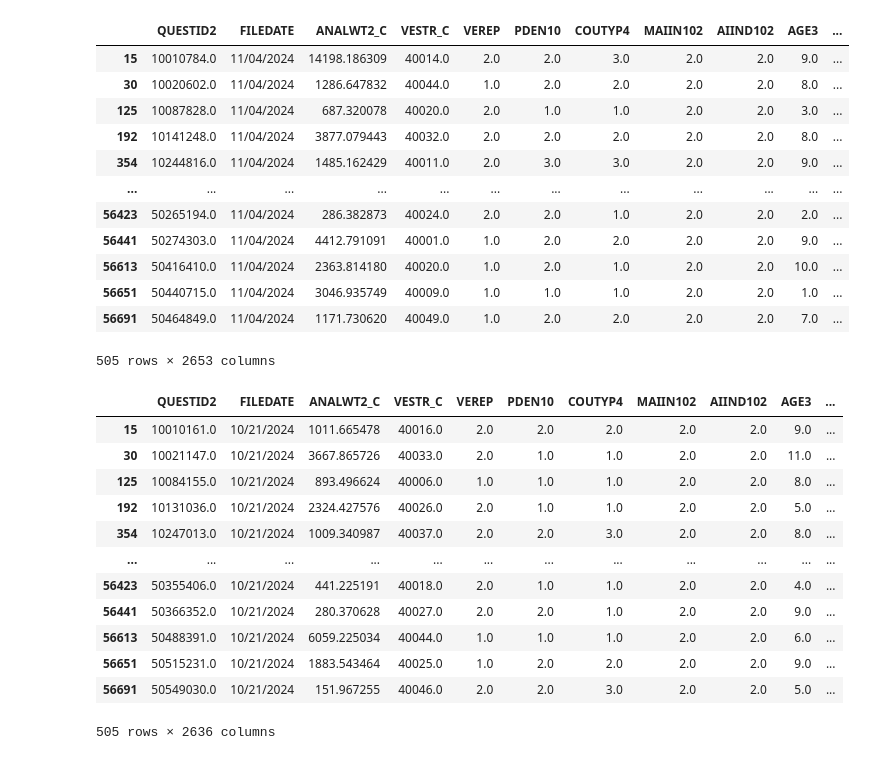
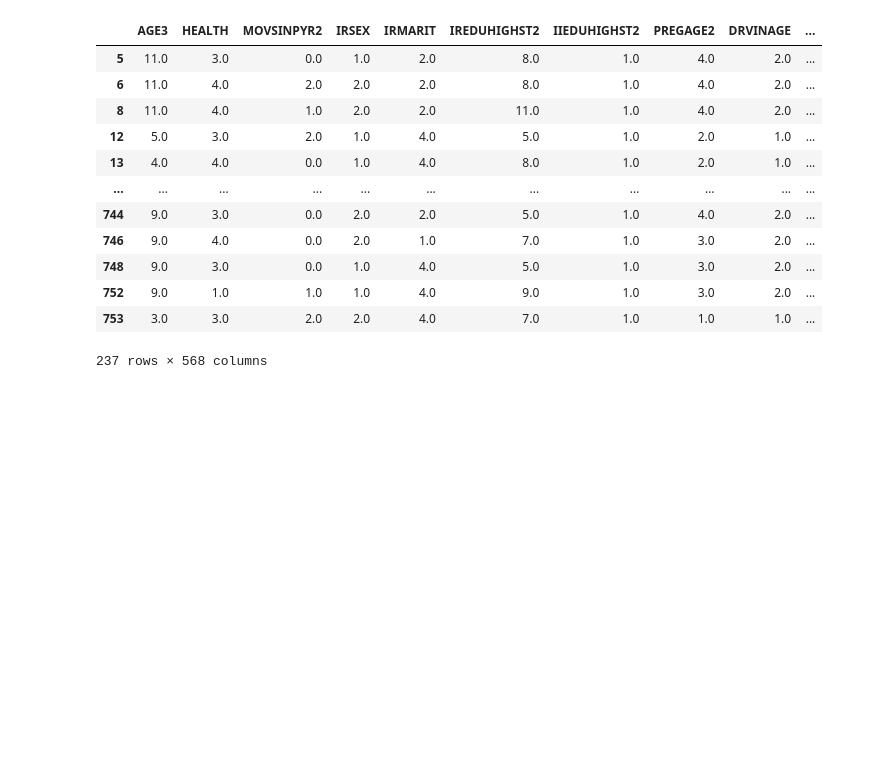
Before and after one commit to ytjoa/relapse-risk-prediction, a Jupyter notebook: 21to23_rehab.ipynb, the cells around one changed output. Drawn from its saved outputs; the diff is of its cells as text; code cells hidden in the pictures; blank space fills up the shorter version.

```diff
--- a/21to23_rehab.ipynb
+++ b/21to23_rehab.ipynb
@@ -57,35 +73,0 @@ display(df2023_filter)
-# %%
-common_indices = df2022_filter.index.intersection(df2023_filter.index)
-df2022_intersect = df2022_filter.loc[common_indices]
-df2023_intersect = df2023_filter.loc[common_indices]
-
-
-display(df2022_intersect)
-display(df2023_intersect)
-# %% [output]
-|  | QUESTID2 | FILEDATE | ANALWT2_C | VESTR_C | VEREP | PDEN10 | COUTYP4 | MAIIN102 | AIIND102 | AGE3 | ... |
-| 15 | 10010784.0 | 11/04/2024 | 14198.186309 | 40014.0 | 2.0 | 2.0 | 3.0 | 2.0 | 2.0 | 9.0 | ... |
-| 30 | 10020602.0 | 11/04/2024 | 1286.647832 | 40044.0 | 1.0 | 2.0 | 2.0 | 2.0 | 2.0 | 8.0 | ... |
-| 125 | 10087828.0 | 11/04/2024 | 687.320078 | 40020.0 | 2.0 | 1.0 | 1.0 | 2.0 | 2.0 | 3.0 | ... |
-| 192 | 10141248.0 | 11/04/2024 | 3877.079443 | 40032.0 | 2.0 | 2.0 | 2.0 | 2.0 | 2.0 | 8.0 | ... |
-| 354 | 10244816.0 | 11/04/2024 | 1485.162429 | 40011.0 | 2.0 | 3.0 | 3.0 | 2.0 | 2.0 | 9.0 | ... |
-| ... | ... | ... | ... | ... | ... | ... | ... | ... | ... | ... | ... |
-| 56423 | 50265194.0 | 11/04/2024 | 286.382873 | 40024.0 | 2.0 | 2.0 | 1.0 | 2.0 | 2.0 | 2.0 | ... |
-| 56441 | 50274303.0 | 11/04/2024 | 4412.791091 | 40001.0 | 1.0 | 2.0 | 2.0 | 2.0 | 2.0 | 9.0 | ... |
-| 56613 | 50416410.0 | 11/04/2024 | 2363.814180 | 40020.0 | 1.0 | 2.0 | 1.0 | 2.0 | 2.0 | 10.0 | ... |
-| 56651 | 50440715.0 | 11/04/2024 | 3046.935749 | 40009.0 | 1.0 | 1.0 | 1.0 | 2.0 | 2.0 | 1.0 | ... |
-| 56691 | 50464849.0 | 11/04/2024 | 1171.730620 | 40049.0 | 1.0 | 2.0 | 2.0 | 2.0 | 2.0 | 7.0 | ... |
-505 rows × 2653 columns
-|  | QUESTID2 | FILEDATE | ANALWT2_C | VESTR_C | VEREP | PDEN10 | COUTYP4 | MAIIN102 | AIIND102 | AGE3 | ... |
-| 15 | 10010161.0 | 10/21/2024 | 1011.665478 | 40016.0 | 2.0 | 2.0 | 2.0 | 2.0 | 2.0 | 9.0 | ... |
-| 30 | 10021147.0 | 10/21/2024 | 3667.865726 | 40033.0 | 2.0 | 1.0 | 1.0 | 2.0 | 2.0 | 11.0 | ... |
-| 125 | 10084155.0 | 10/21/2024 | 893.496624 | 40006.0 | 1.0 | 1.0 | 1.0 | 2.0 | 2.0 | 8.0 | ... |
-| 192 | 10131036.0 | 10/21/2024 | 2324.427576 | 40026.0 | 2.0 | 1.0 | 1.0 | 2.0 | 2.0 | 5.0 | ... |
-| 354 | 10247013.0 | 10/21/2024 | 1009.340987 | 40037.0 | 2.0 | 2.0 | 3.0 | 2.0 | 2.0 | 8.0 | ... |
-| ... | ... | ... | ... | ... | ... | ... | ... | ... | ... | ... | ... |
-| 56423 | 50355406.0 | 10/21/2024 | 441.225191 | 40018.0 | 2.0 | 1.0 | 1.0 | 2.0 | 2.0 | 4.0 | ... |
-| 56441 | 50366352.0 | 10/21/2024 | 280.370628 | 40027.0 | 2.0 | 2.0 | 1.0 | 2.0 | 2.0 | 9.0 | ... |
-| 56613 | 50488391.0 | 10/21/2024 | 6059.225034 | 40044.0 | 1.0 | 1.0 | 1.0 | 2.0 | 2.0 | 6.0 | ... |
-| 56651 | 50515231.0 | 10/21/2024 | 1883.543464 | 40025.0 | 1.0 | 2.0 | 2.0 | 2.0 | 2.0 | 9.0 | ... |
-| 56691 | 50549030.0 | 10/21/2024 | 151.967255 | 40046.0 | 2.0 | 2.0 | 3.0 | 2.0 | 2.0 | 5.0 | ... |
-505 rows × 2636 columns
@@ -94,0 +74,21 @@ display(df2023_intersect)
+# %%
+# df of those who didn't relapse
+df23_normal = df23_rehab.merge(df23_relapse, how='left', indicator=True)
+df23_normal = df23_normal[df23_normal['_merge'] == 'left_only'].drop(columns=['_merge'])
+df23_normal['Relapse'] = 'no'
+
+display(df23_normal)
+# %% [output]
+|  | AGE3 | HEALTH | MOVSINPYR2 | IRSEX | IRMARIT | IREDUHIGHST2 | IIEDUHIGHST2 | PREGAGE2 | DRVINAGE | ... |
+| 5 | 11.0 | 3.0 | 0.0 | 1.0 | 2.0 | 8.0 | 1.0 | 4.0 | 2.0 | ... |
+| 6 | 11.0 | 4.0 | 2.0 | 2.0 | 2.0 | 8.0 | 1.0 | 4.0 | 2.0 | ... |
+| 8 | 11.0 | 4.0 | 1.0 | 2.0 | 2.0 | 11.0 | 1.0 | 4.0 | 2.0 | ... |
+| 12 | 5.0 | 3.0 | 2.0 | 1.0 | 4.0 | 5.0 | 1.0 | 2.0 | 1.0 | ... |
+| 13 | 4.0 | 4.0 | 0.0 | 1.0 | 4.0 | 8.0 | 1.0 | 2.0 | 1.0 | ... |
+| ... | ... | ... | ... | ... | ... | ... | ... | ... | ... | ... |
+| 744 | 9.0 | 3.0 | 0.0 | 2.0 | 2.0 | 5.0 | 1.0 | 4.0 | 2.0 | ... |
+| 746 | 9.0 | 4.0 | 0.0 | 2.0 | 1.0 | 7.0 | 1.0 | 3.0 | 2.0 | ... |
+| 748 | 9.0 | 3.0 | 0.0 | 1.0 | 4.0 | 5.0 | 1.0 | 3.0 | 2.0 | ... |
+| 752 | 9.0 | 1.0 | 1.0 | 1.0 | 4.0 | 9.0 | 1.0 | 3.0 | 2.0 | ... |
+| 753 | 3.0 | 3.0 | 2.0 | 2.0 | 4.0 | 7.0 | 1.0 | 1.0 | 1.0 | ... |
+237 rows × 568 columns
```
Also changed, not shown: parts of 10 cells of this notebook.
